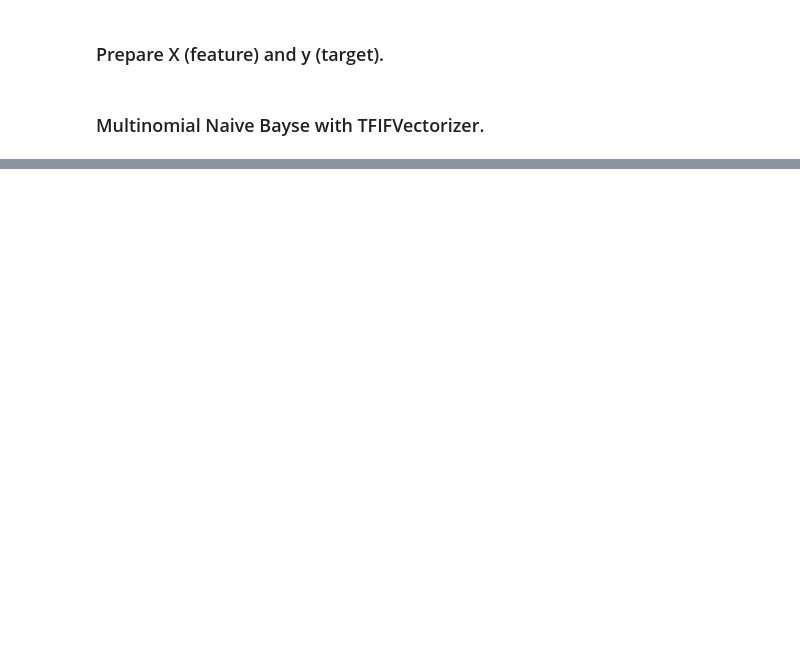
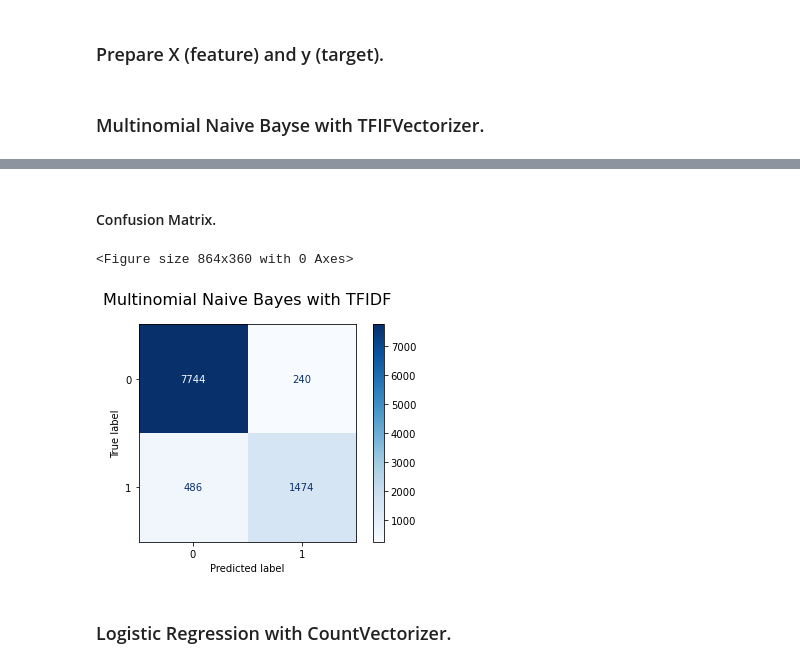
Before and after one commit to CristinaSahoo/What-s-Cooking, a Jupyter notebook: code/modeling.ipynb, the cells around one changed output, grey strips where cells are left out. Cells and saved outputs as stored; diff of their text form; code cells hidden in the pictures; blank space fills up the shorter version.

```diff
--- a/code/modeling.ipynb
+++ b/code/modeling.ipynb
@@ -42,3 +40,0 @@ df_original = df
-# %%
-df['cuisine'] = df['cuisine'].map(classes)
-df.head()
@@ -51,0 +41,3 @@ df.head()
+# %%
+df['cuisine'] = [int(cuisine == 'italian') for cuisine in df['cuisine']]
+df['cuisine'].value_counts(normalize=True)
@@ -128,0 +145,12 @@ pipe_params = {'tvec__max_features':[5000, 6000],
+# %% [markdown]
+#### Confusion Matrix.
+# %%
+plt.figure(figsize=(12,5))
+plot_confusion_matrix(gs, X_test, y_test, cmap='Blues', values_format='d');
+plt.title('Multinomial Naive Bayes with TFIDF', fontsize=16, pad=20)
+plt.savefig('../images/fig5.jpg', dpi=400);
+# %% [output]
+<Figure size 864x360 with 0 Axes>
+[figure, added]
+# %% [markdown]
+### Logistic Regression with CountVectorizer.
```
Also changed, not shown: parts of 29 cells of this notebook, 5 other files.
